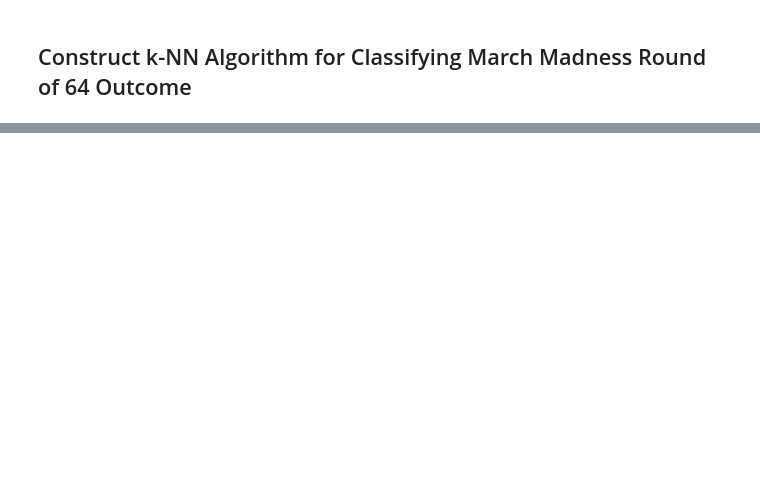
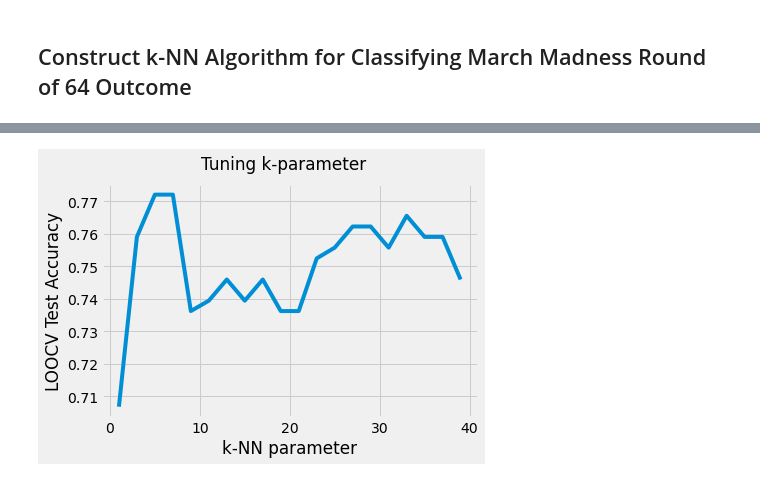
Before and after one commit to calvin5walters/k-NN_March_Madness_R64_Algorithm, a Jupyter notebook: March_Madness_R64_k-NN_Algorithm.ipynb, the cells around one changed output, grey strips where cells are left out. Cells and saved outputs as stored; diff of their text form; code cells hidden in the pictures; blank space fills up the shorter version.

```diff
--- a/March_Madness_R64_k-NN_Algorithm.ipynb
+++ b/March_Madness_R64_k-NN_Algorithm.ipynb
@@ -231,0 +244,3 @@ AdjDE_mean = np.mean(teams.AdjDE)
+# %%
+teams = teams[['Season', 'Team', 'AdjOE', 'AdjDE', 'finish']]
+teams
@@ -238,3 +278,11 @@ AdjDE_mean = np.mean(teams.AdjDE)
 def standard_units(x):
     "Convert any array of numbers to standard units."
     return (x - np.average(x)) / np.std(x, ddof = 1)
+
+# convert features to standard units so they
+# hold equal weight in distance to neighbors
+teams = teams[['AdjOE', 'AdjDE', 'finish']]
+teams_std = pd.DataFrame(
+         {"AdjOE": standard_units(teams.AdjOE),
+          "AdjDE": standard_units(teams.AdjDE),
+          "finish": teams.finish})
@@ -477,0 +291,24 @@ optimal_k = 13
+# %%
+np.random.seed(3)
+
+# number of rows in df
+num_rows = teams.shape[0]
+
+# number of rows put into testing data
+# 20% of entire dataset
+per_fold = (num_rows // 5) + 1
+
+# shuffle rows of teams df
+teams_std = teams_std.sample(frac = 1)
+
+# create validation set for out of sample testing
+# 20% of entire dataset
+validation_fold = teams_std[-per_fold:]
+
+# remove testing data from df
+# 80% of entire dataset
+training_fold = teams_std[:-per_fold]
+
+# separate predictors from outcome variable
+training_X = np.asarray(training_fold.drop(columns = ['finish']))
+training_Y = np.asarray(training_fold['finish'])
@@ -477,0 +370,12 @@ optimal_k = 13
+# %%
+lists = sorted(neigh_dict.items()) # sorted by key, return a list of tuples
+
+x, y = zip(*lists) # unpack a list of pairs into two tuples
+
+plots.plot(x, y)
+plots.suptitle('Tuning k-parameter')
+plots.xlabel('k-NN parameter')
+plots.ylabel('LOOCV Test Accuracy');
+plots.show()
+# %% [output]
+[figure, added]
```
Also changed, not shown: parts of 44 cells of this notebook.
